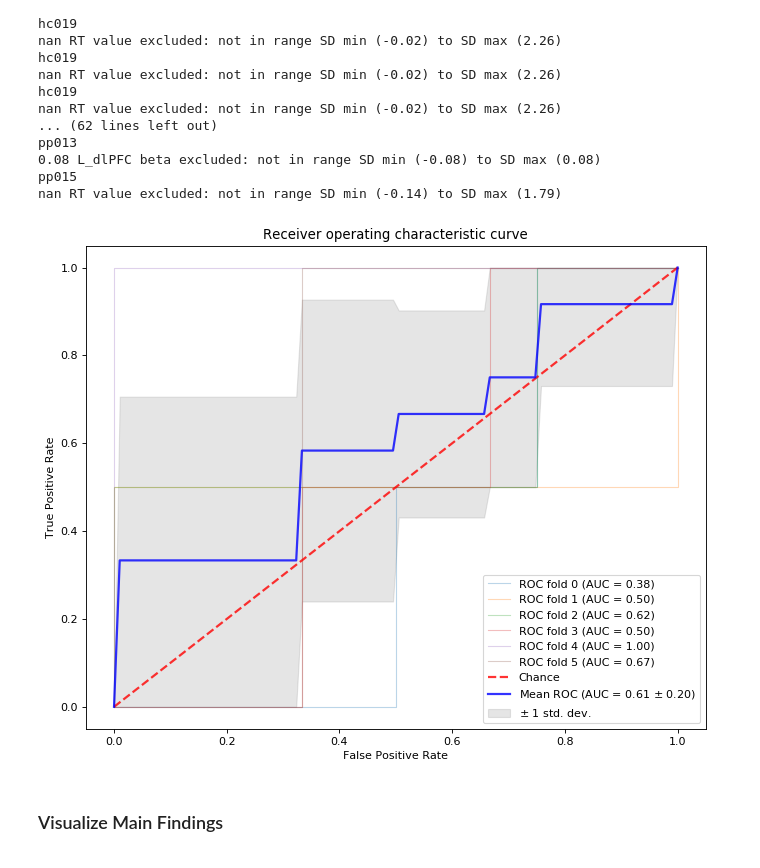
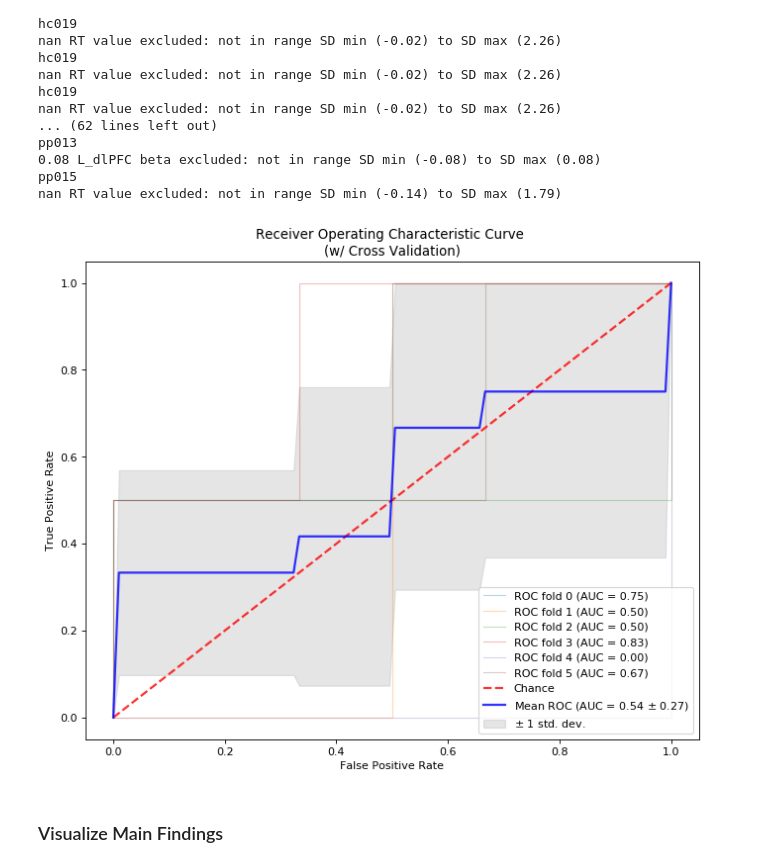
Before and after one commit to hahnemilym/msit_modeling, a Jupyter notebook: ss_rois_probability_dists_regressions-P2.ipynb, the cells around one changed output. Saved outputs shown, nothing was run; the diff lists cells and outputs as text; code cells hidden in the pictures.

```diff
--- a/ss_rois_probability_dists_regressions-P2.ipynb
+++ b/ss_rois_probability_dists_regressions-P2.ipynb
@@ -347,7 +333,7 @@ pp013
 pp015
 nan RT value excluded: not in range SD min (-0.14) to SD max (1.79)
 # %%
-X = np.array([df_I.dACC.ravel(),df_I.conflict.ravel(),df_I.adapt.ravel()])
+X = np.array([df_I.dACC.ravel(),df_I.conflict.ravel()])
 n_features, n_samples  = X.shape
 X = np.reshape(X,(n_features,n_samples))
 X = X.T
@@ -381,35 +367,35 @@ for train, test in cv.split(X, y):
     aucs.append(roc_auc)
 #     ##---------------------------------##
 #     ## Plot
 #     ##---------------------------------##
     plt.plot(fpr, tpr, lw=1, alpha=0.3,label='ROC fold %d (AUC = %0.2f)' % (i, roc_auc))
 
     i += 1
 plt.plot([0, 1], [0, 1], linestyle='--', lw=2, color='r',label='Chance', alpha=.8)
 
 mean_tpr = np.mean(tprs, axis=0)
 mean_tpr[-1] = 1.0
 mean_auc = auc(mean_fpr, mean_tpr)
 std_auc = np.std(aucs)
 plt.plot(mean_fpr, mean_tpr, color='b',
          label=r'Mean ROC (AUC = %0.2f $\pm$ %0.2f)' % (mean_auc, std_auc),
          lw=2, alpha=.8)
 
 std_tpr = np.std(tprs, axis=0)
 tprs_upper = np.minimum(mean_tpr + std_tpr, 1)
 tprs_lower = np.maximum(mean_tpr - std_tpr, 0)
 plt.fill_between(mean_fpr, tprs_lower, tprs_upper, color='grey', alpha=.2,
                  label=r'$\pm$ 1 std. dev.')
 
 plt.xlim([-0.05, 1.05])
 plt.ylim([-0.05, 1.05])
 plt.xlabel('False Positive Rate')
 plt.ylabel('True Positive Rate')
-plt.title('Receiver operating characteristic curve')
+plt.title('Receiver Operating Characteristic Curve \n(w/ Cross Validation)')
 plt.legend(loc="lower right")
 plt.show()
 # %% [output]
-[figure, old version]
+[figure, new version]
 # %%
 def build_plots_group(ROI,variable,df_type,group,cond):
     sns.set()
```
Also changed, not shown: parts of 1 cell of this notebook.
